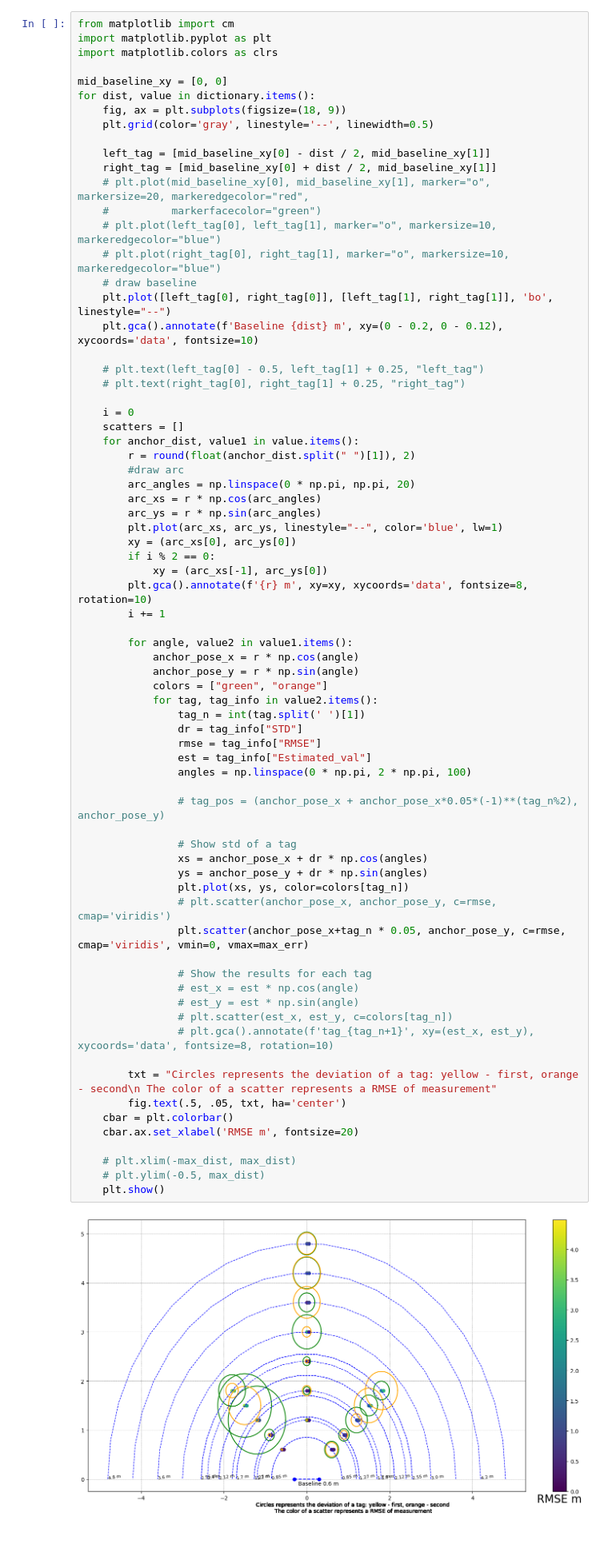
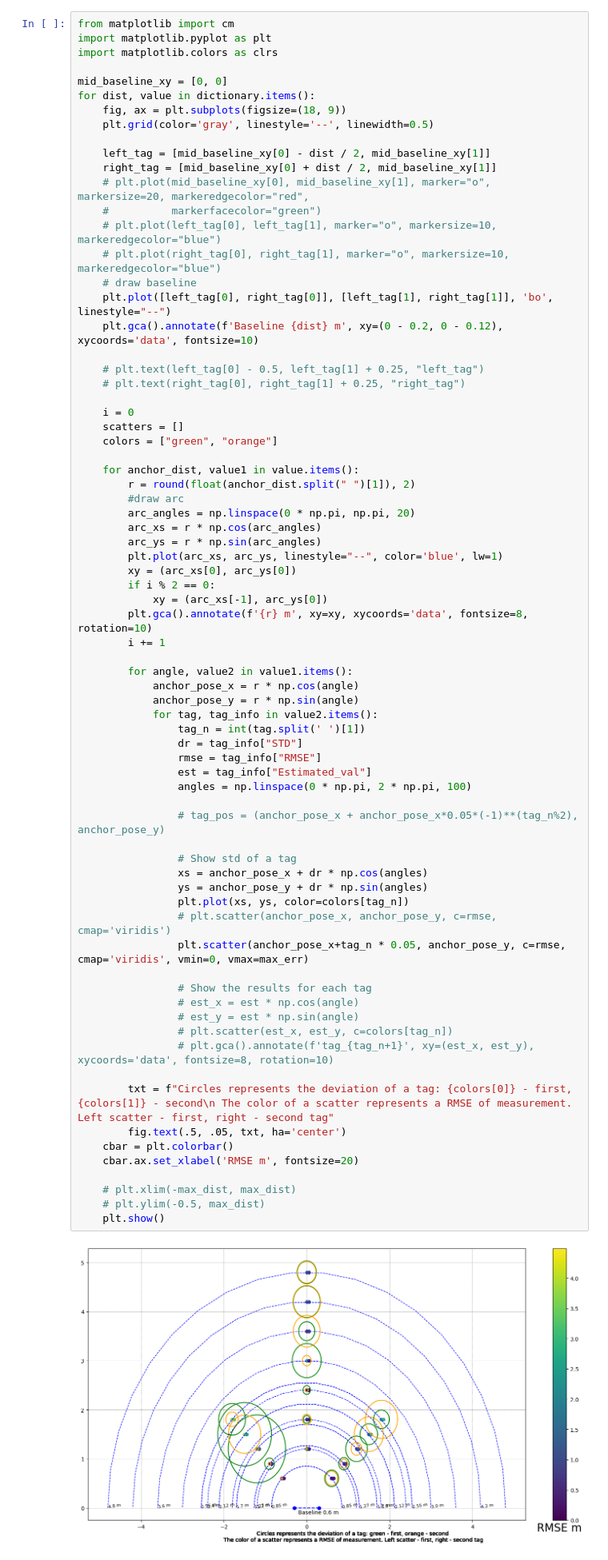
Before and after one commit to mTerentev/UWB_beacon, a Jupyter notebook: UWB_change_of_precision.ipynb, the cells around one changed output. Shown at 80% size. Cells and saved outputs as stored; diff of their text form.

```diff
--- a/UWB_change_of_precision.ipynb
+++ b/UWB_change_of_precision.ipynb
@@ -81,6 +81,8 @@ for dist, value in dictionary.items():
 
     i = 0
     scatters = []
+    colors = ["green", "orange"]
+
     for anchor_dist, value1 in value.items():
         r = round(float(anchor_dist.split(" ")[1]), 2)
         #draw arc
@@ -97,36 +99,35 @@ for dist, value in dictionary.items():
         for angle, value2 in value1.items():
             anchor_pose_x = r * np.cos(angle)
             anchor_pose_y = r * np.sin(angle)
-            colors = ["green", "orange"]
             for tag, tag_info in value2.items():
                 tag_n = int(tag.split(' ')[1])
                 dr = tag_info["STD"]
                 rmse = tag_info["RMSE"]
                 est = tag_info["Estimated_val"]
                 angles = np.linspace(0 * np.pi, 2 * np.pi, 100)
 
                 # tag_pos = (anchor_pose_x + anchor_pose_x*0.05*(-1)**(tag_n%2), anchor_pose_y)
 
                 # Show std of a tag
                 xs = anchor_pose_x + dr * np.cos(angles)
                 ys = anchor_pose_y + dr * np.sin(angles)
                 plt.plot(xs, ys, color=colors[tag_n])
                 # plt.scatter(anchor_pose_x, anchor_pose_y, c=rmse, cmap='viridis')
                 plt.scatter(anchor_pose_x+tag_n * 0.05, anchor_pose_y, c=rmse, cmap='viridis', vmin=0, vmax=max_err)
 
                 # Show the results for each tag
                 # est_x = est * np.cos(angle)
                 # est_y = est * np.sin(angle)
                 # plt.scatter(est_x, est_y, c=colors[tag_n])
                 # plt.gca().annotate(f'tag_{tag_n+1}', xy=(est_x, est_y), xycoords='data', fontsize=8, rotation=10)
 
-        txt = "Circles represents the deviation of a tag: yellow - first, orange - second\n The color of a scatter represents a RMSE of measurement"
+        txt = f"Circles represents the deviation of a tag: {colors[0]} - first, {colors[1]} - second\n The color of a scatter represents a RMSE of measurement. Left scatter - first, right - second tag"
         fig.text(.5, .05, txt, ha='center')
     cbar = plt.colorbar()
     cbar.ax.set_xlabel('RMSE m', fontsize=20)
 
     # plt.xlim(-max_dist, max_dist)
     # plt.ylim(-0.5, max_dist)
     plt.show()
 # %% [output]
-[figure, old version]
+[figure, new version]
```
Also changed, not shown: parts of 1 cell of this notebook.
